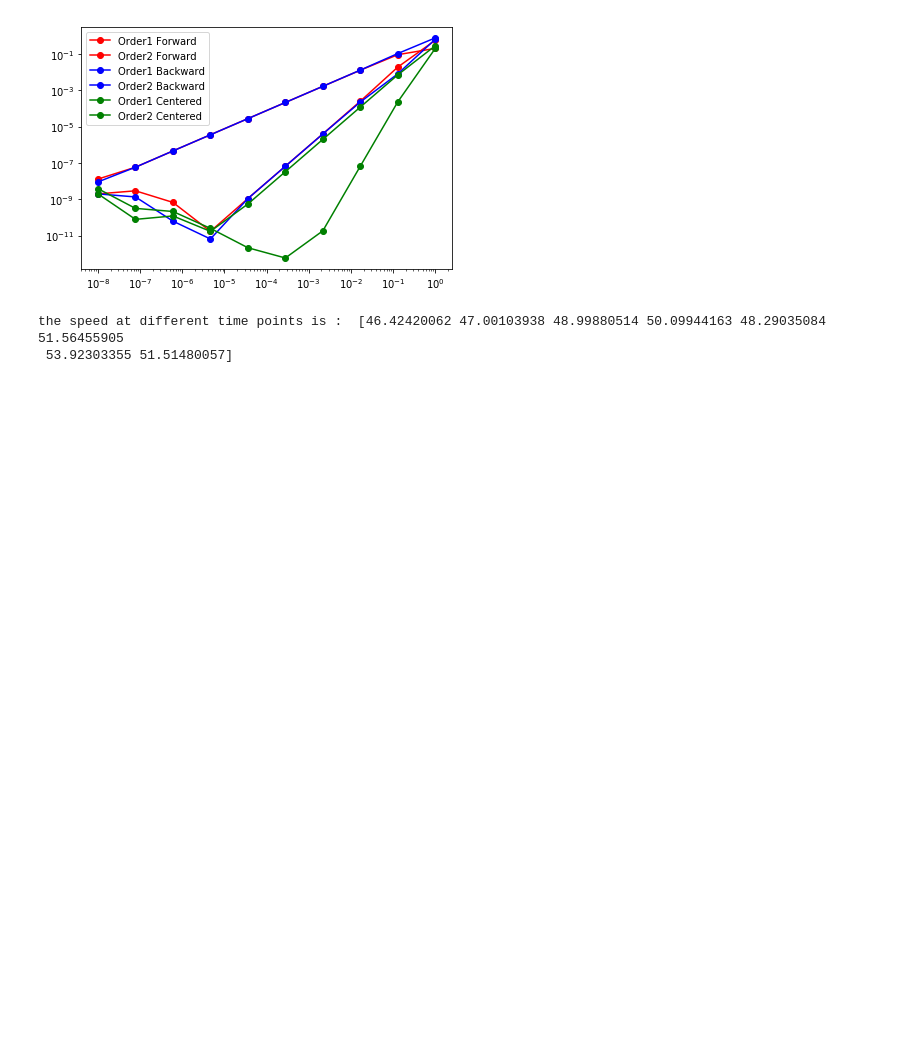
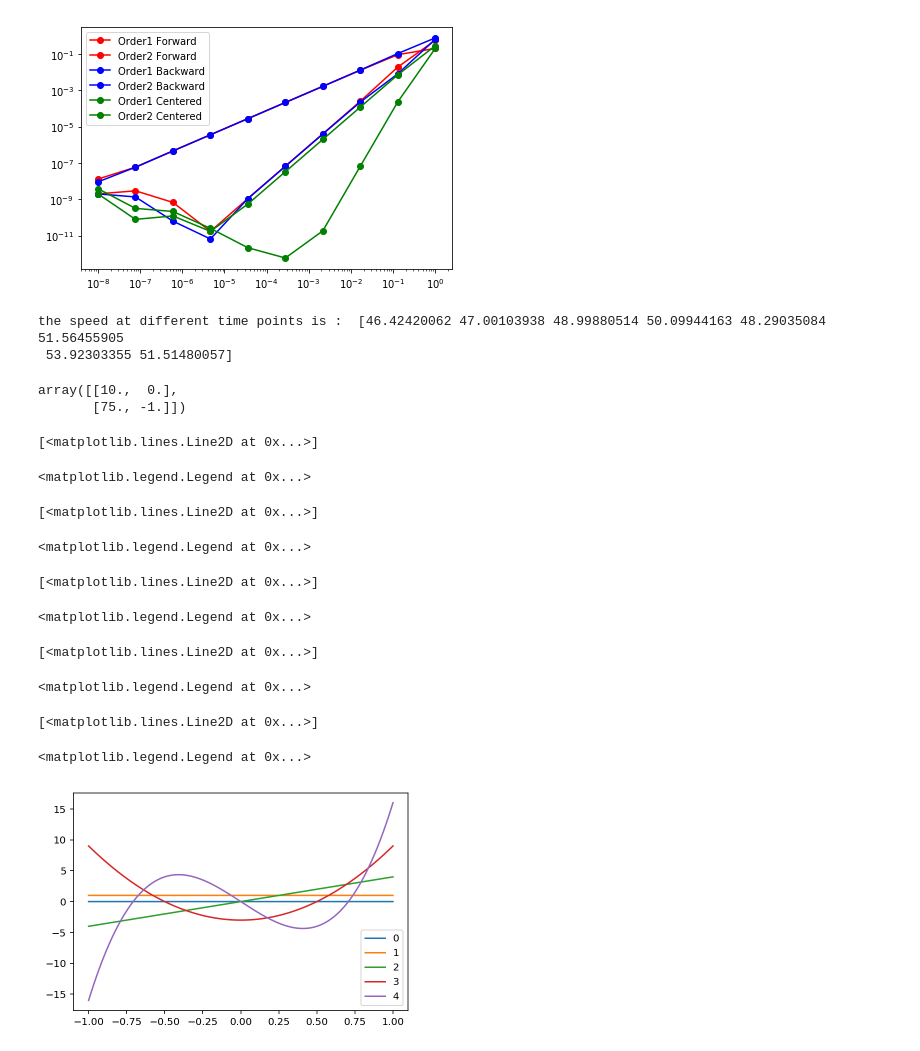
Before and after one commit to shekharkhetan/BootCamp2018, a Jupyter notebook: ProbSet6/Comp/CompProbSet6.ipynb, the cells around one changed output. Cells and saved outputs as stored; diff of their text form; code cells hidden in the pictures; blank space fills up the shorter version.

```diff
--- a/ProbSet6/Comp/CompProbSet6.ipynb
+++ b/ProbSet6/Comp/CompProbSet6.ipynb
@@ -172,3 +190,52 @@ print('the speed at different time points is : ', np.append(np.append(b,a),c))
 # %% [output]
 the speed at different time points is :  [46.42420062 47.00103938 48.99880514 50.09944163 48.29035084 51.56455905
  53.92303355 51.51480057]
+# %%
+#question no.5
+def jacobian(func,x_0,h):
+    m =  func(x_0).shape[0]
+    n= len(x_0)
+    basis =  np.eye(n)
+    jac = np.zeros((m,n))
+    for j in range(n):
+        jac[:,j] = (2*h)**-1*(func(x_0+ h*basis[:,j])-func(x_0- h*basis[:,j]))
+    return jac
+
+f = lambda x:np.array([x[0]**2,x[0]**3- x[1]])
+jacobian(f,np.array([5,2]),.00001)
+# %% [output]
+array([[10.,  0.],
+       [75., -1.]])
+# %%
+#question no.6
+def cheby(x,n):
+    if n ==0:
+        return  anp.ones_like(x)
+    elif n==1:
+        return x
+    else:
+        return 2*x*cheby(x,n-1)- cheby(x,n-2)
+
+
+# cheby(np.array([1,2,3]),4)
+dcheby = elementwise_grad(cheby)
+x = anp.linspace(-1,1,10000)
+n =5
+sdcheby = anp.zeros((n,len(x)))
+for k in anp.arange(0,n):
+    sdcheby[k,:] =  dcheby(x,k)
+    %config InlineBackend.figure_format = 'retina'
+    plt.plot(x, sdcheby[k,:], label = k)
+    plt.legend()
+# %% [output]
+[<matplotlib.lines.Line2D at 0x...>]
+<matplotlib.legend.Legend at 0x...>
+[<matplotlib.lines.Line2D at 0x...>]
+<matplotlib.legend.Legend at 0x...>
+[<matplotlib.lines.Line2D at 0x...>]
+<matplotlib.legend.Legend at 0x...>
+[<matplotlib.lines.Line2D at 0x...>]
+<matplotlib.legend.Legend at 0x...>
+[<matplotlib.lines.Line2D at 0x...>]
+<matplotlib.legend.Legend at 0x...>
+[figure, added]
```
Also changed, not shown: parts of 36 cells of this notebook.
